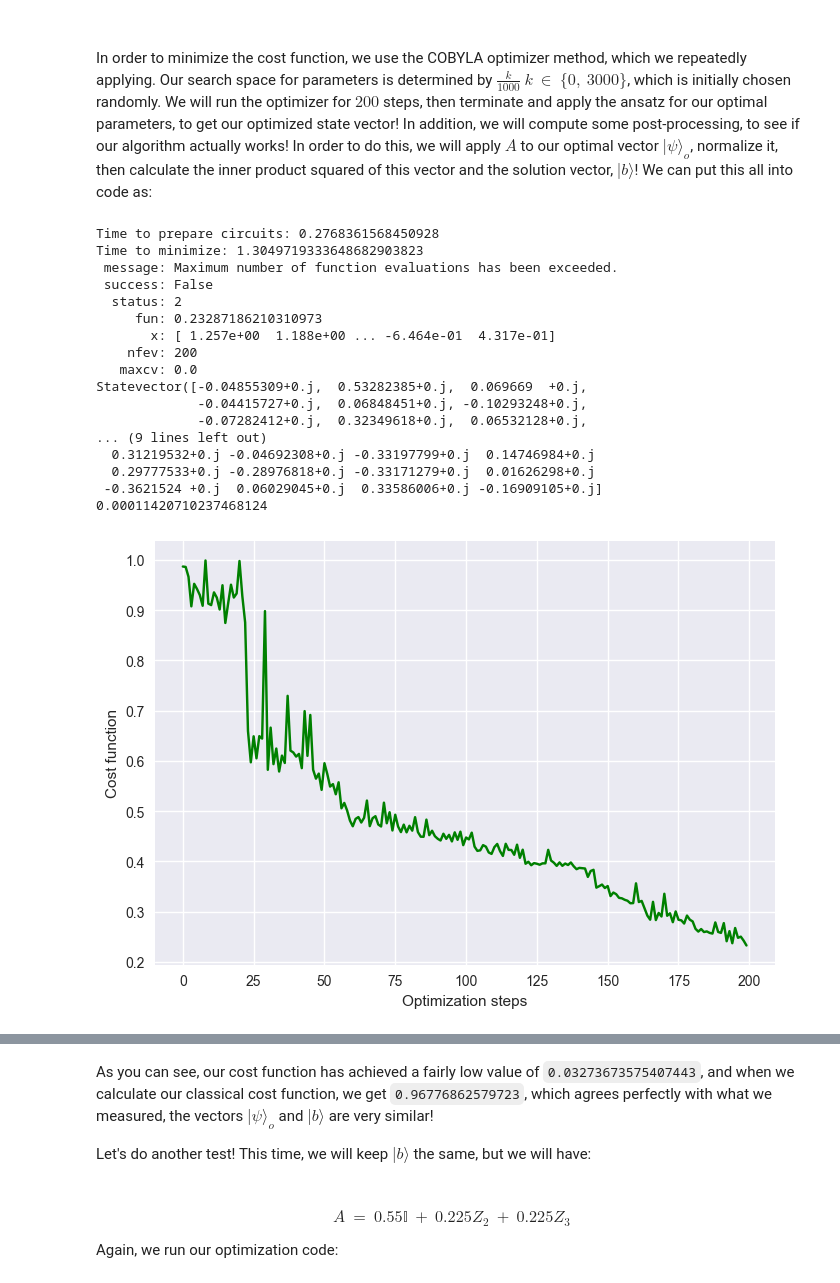
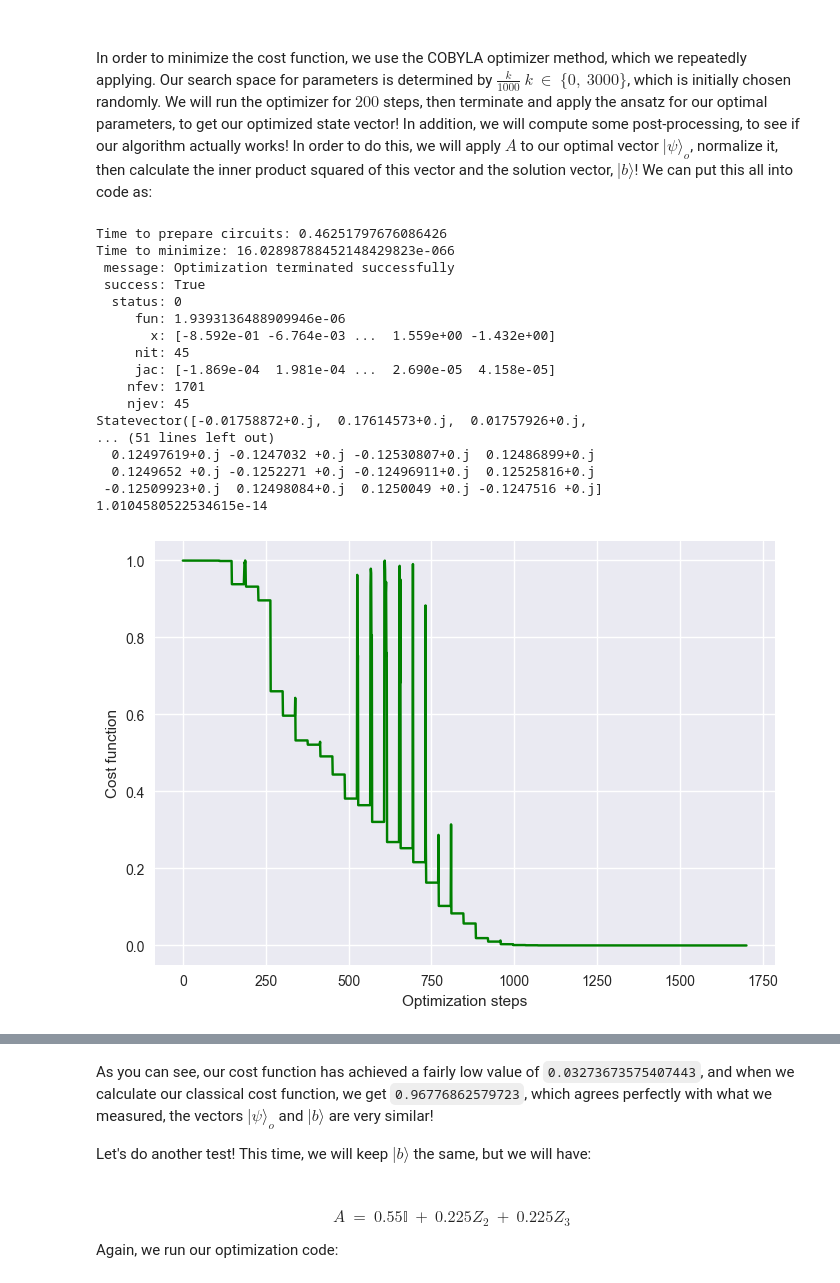
Before and after one commit to cezaris13/CourseWork, a Jupyter notebook: VQLS-QSVM-Implementation/CodeExamples/VQLS.ipynb, the cells around one changed output, grey strips where cells are left out. Cells and saved outputs as stored; diff of their text form; code cells hidden in the pictures.

```diff
--- a/VQLS-QSVM-Implementation/CodeExamples/VQLS.ipynb
+++ b/VQLS-QSVM-Implementation/CodeExamples/VQLS.ipynb
@@ -15,7 +15,7 @@ from Code.VQLS.LabelVector import labelVectorCircuit,controlledLabelVectorCircui
 from Code.VQLS.Minimization import minimization, getApproximationValue, plotCost
 from Code.Utils import createMatrixFromParameters, generateParams, appendMatrices
 # %%
-qubits = 4 # 3
+qubits = 10 # 3
 layers = 3
 shots: int = 10000
 # %% [markdown]
@@ -359,47 +359,48 @@ In order to minimize the cost function, we use the COBYLA optimizer method, whic
 # %%
 b = [1 for _ in range(2**qubits)]
 
 bVector: np.array = getPaddedLabelVector(b)
 matrices = ["ZII", "III"]
 matrices = appendMatrices(matrices,qubits)
 A: np.ndarray = createMatrixFromParameters([0.45, 0.55], matrices)
 
 paulis, coefficientSet = getLCU(A)
 
 outF: List[List[float]] = minimization(
     paulis=paulis,
     coefficientSet=coefficientSet,
     totalNeededQubits=qubits + 2,
     bVector=bVector,
     quantumSimulation=False,
+    method="SLSQP",
 )
 circ: QuantumCircuit = QuantumCircuit(qubits, qubits)
 o: List[complex] = getSolutionVector(circ, qubits, outF)
 
 print(o)
 print(A.dot(o))
 print((A.dot(o) / (np.linalg.norm(A.dot(o)))))
 print(getApproximationValue(A, bVector, o))
 plotCost()
 # %% [output]
-Time to prepare circuits: 0.2768361568450928
-Time to minimize: 1.3049719333648682903823
- message: Maximum number of function evaluations has been exceeded.
- success: False
-  status: 2
-     fun: 0.23287186210310973
-       x: [ 1.257e+00  1.188e+00 ... -6.464e-01  4.317e-01]
-    nfev: 200
-   maxcv: 0.0
-Statevector([-0.04855309+0.j,  0.53282385+0.j,  0.069669  +0.j,
-             -0.04415727+0.j,  0.06848451+0.j, -0.10293248+0.j,
-             -0.07282412+0.j,  0.32349618+0.j,  0.06532128+0.j,
-... (9 lines left out)
-  0.31219532+0.j -0.04692308+0.j -0.33197799+0.j  0.14746984+0.j
-  0.29777533+0.j -0.28976818+0.j -0.33171279+0.j  0.01626298+0.j
- -0.3621524 +0.j  0.06029045+0.j  0.33586006+0.j -0.16909105+0.j]
-0.00011420710237468124
+Time to prepare circuits: 0.46251797676086426
+Time to minimize: 16.02898788452148429823e-066
+ message: Optimization terminated successfully
+ success: True
+  status: 0
+     fun: 1.9393136488909946e-06
+       x: [-8.592e-01 -6.764e-03 ...  1.559e+00 -1.432e+00]
+     nit: 45
+     jac: [-1.869e-04  1.981e-04 ...  2.690e-05  4.158e-05]
+    nfev: 1701
+    njev: 45
+Statevector([-0.01758872+0.j,  0.17614573+0.j,  0.01757926+0.j,
+... (51 lines left out)
+  0.12497619+0.j -0.1247032 +0.j -0.12530807+0.j  0.12486899+0.j
+  0.1249652 +0.j -0.1252271 +0.j -0.12496911+0.j  0.12525816+0.j
+ -0.12509923+0.j  0.12498084+0.j  0.1250049 +0.j -0.1247516 +0.j]
+1.0104580522534615e-14
-[figure, old version]
+[figure, new version]
 # %%
 estimatedNorm, estimatedNormVector = estimateNorm(A, o, bVector)
 
```
Also changed, not shown: parts of 10 cells of this notebook, 2 other files.
